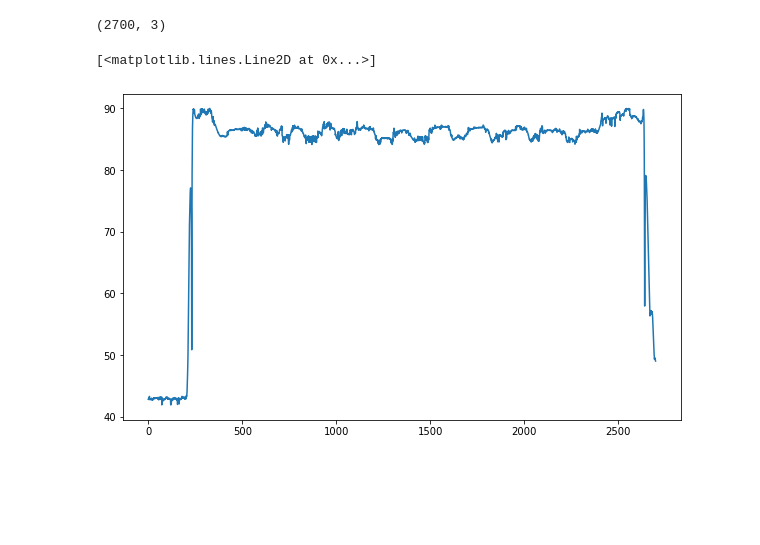
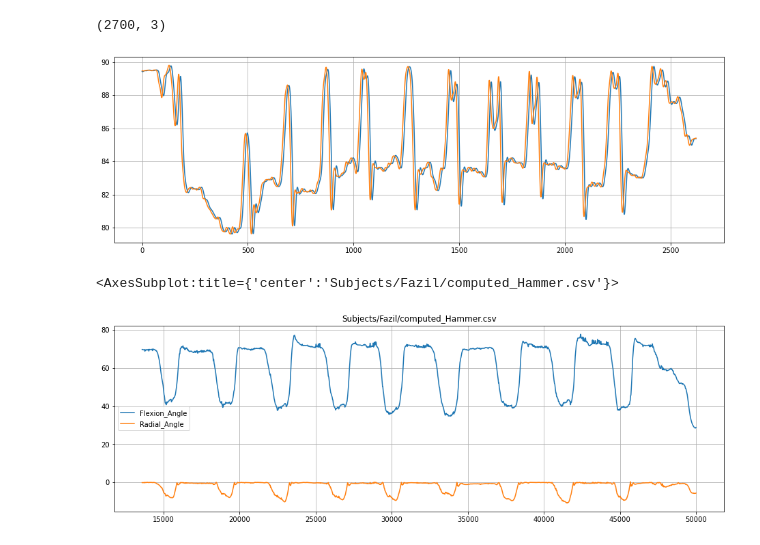
Before and after one commit to fazildgr8/wrist_control_CNN_AWEAR, a Jupyter notebook: RDTM_3D_Calculator.ipynb, the cells around one changed output. Drawn from its saved outputs; the diff is of its cells as text; code cells hidden in the pictures; blank space fills up the shorter version.

```diff
--- a/RDTM_3D_Calculator.ipynb
+++ b/RDTM_3D_Calculator.ipynb
@@ -161,11 +182,6 @@ m = (cos(theta) - sin(theta)*b*lv/nv - (sin(theta)*a*lv**2)/nv*mv - sin(theta)*n
 m = m / ((lv**2 + mv**3 + nv**2)/mv)
 l = sin(theta)*b/nv + lv*sin(theta)*a/(nv*mv) + lv*m/mv
 n = (sin(theta)*a + nv*m)/mv
-# %%
-y = (pA.x - pA.y*lv/mv + pB.y*l/m - pB.x)*(l/m - lv/mv)
-x = (y*l - pB.y*l)/m + pB.x
-# x = (y*lv - pA.y*lv)/m + pA.x
-z = (nv*y - pA.y*nv)/mv + pA.z
 # %%
 ac = G3D.Vector([lv,mv,nv])
 bc = G3D.Vector([l,m,n])
@@ -208,24 +248,3 @@ Point(-784.653399580928, 1312.670621269304, 1532.4548454421633)
 # %% [markdown]
 ## RDTM Angles
-# %%
-def get_RDTM_df(marker_df, theta):
-    RFIN = marker_df[['RFIN_X', 'RFIN_Y','RFIN_Z']].values
-    RWRB = marker_df[['RWRB_X', 'RWRB_Y','RWRB_Z']].values
-    WRM2 = marker_df[['WRM2_X', 'WRM2_Y','WRM2_Z']].values
-    MID = (np.array(RWRB) + np.array(RWRA))/2
-    theta = radians(30) # degrees
-
-    A_all= RFIN
-    B_all= MID
-    D_all= RWRB
-
-    RDTM_all = []
-    for i in range(marker_df.shape[0]):
-        A = A_all[i]
-        B = B_all[i]
-        D = D_all[i]
-        rdtm = [get_RDTM(A,B,D,theta).x, get_RDTM(A,B,D,theta).y, get_RDTM(A,B,D,theta).z]
-        RDTM_all.append(rdtm)
-
-    return np.array(RDTM_all)
 # %%
@@ -246,15 +303,34 @@ def angles_lines(p1,p2,mid,deg=False):
 # %%
-all_RDTM = get_RDTM_df(marker_df, 30)
+all_RDTM = get_RDTM_df(marker_df, 90-8)
 all_RDTM.shape
 # %% [output]
 (2700, 3)
 # %%
+RFIN = marker_df[['RFIN_X', 'RFIN_Y','RFIN_Z']].values
 WRM2 = marker_df[['WRM2_X', 'WRM2_Y','WRM2_Z']].values
+RWRA = marker_df[['RWRA_X','RWRA_Y', 'RWRA_Z']].values
+RWRB = marker_df[['RWRB_X', 'RWRB_Y','RWRB_Z']].values
 MID = (np.array(RWRB) + np.array(RWRA))/2
+
 dtm_anles = angles_lines(all_RDTM,WRM2,MID,deg=True)
-# %%
-plt.figure(figsize=(10,6))
-plt.plot(dtm_anles)
-# %% [output]
-[<matplotlib.lines.Line2D at 0x...>]
-[figure, removed]
+# %%
+plt.figure(figsize=(16,5))
+dtm_anles_fl = filter_array(dtm_anles,order=4,cf=5,fs=100)
+plt.grid()
+plt.plot(dtm_anles_fl[80:])
+plt.plot(dtm_anles[80:])
+plt.show()
+# %% [output]
+[figure, added]
+# %%
+file = 'Subjects/Fazil/computed_Hammer.csv'
+emg_labels = ['EMG1','EMG2','EMG3','EMG4','EMG5','EMG6','EMG7','EMG8']
+angle_lables = ['Pronation_Angle','Flexion_Angle',  'Radial_Angle','Elbow_Joint_Angle']
+df = pd.read_csv(file,index_col=0)[12000:50000]
+# Smoothen
+# for angle in angle_lables: df[angle] = filter_array(df[angle].values,order=4,cf=1,fs=2000)
+
+df[1600:][angle_lables[1:3]].plot(figsize=(16,5),title=file,grid=True)
+# %% [output]
+<AxesSubplot:title={'center':'Subjects/Fazil/computed_Hammer.csv'}>
+[figure, added]
```
Also changed, not shown: parts of 14 cells of this notebook, 8 other files.
